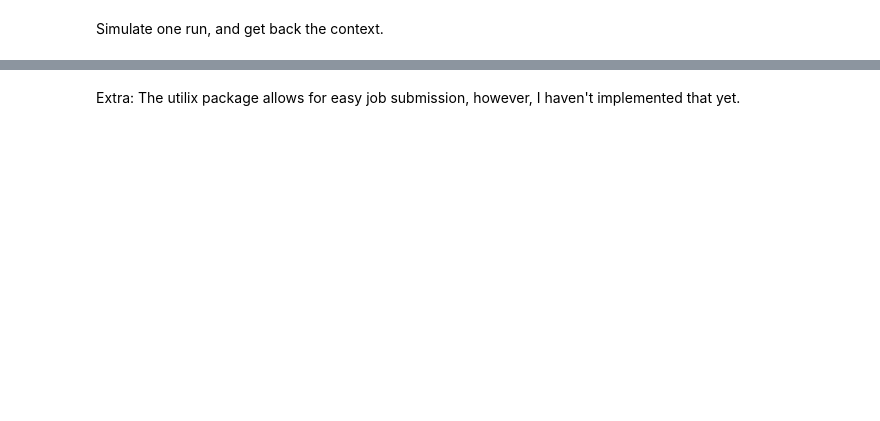
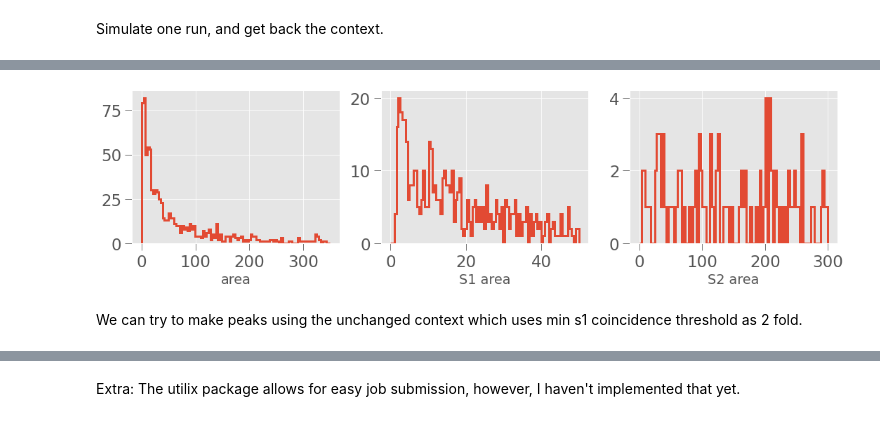
Before and after one commit to XENONnT/multimessenger, a Jupyter notebook: notebooks/SNAX-package_tutorial.ipynb, the cells around one changed output, grey strips where cells are left out. Cells and saved outputs as stored; diff of their text form; code cells hidden in the pictures; blank space fills up the shorter version.

```diff
--- a/notebooks/SNAX-package_tutorial.ipynb
+++ b/notebooks/SNAX-package_tutorial.ipynb
@@ -133,0 +188,10 @@ plt.xscale("log"); plt.yscale("log")
+# %%
+fig, (ax0, ax1, ax2) = plt.subplots(ncols=3, figsize=(18,4))
+ax0.hist(peak_basics['area'], bins=np.linspace(0, 350, 100), histtype='step', lw=3)
+ax1.hist(peak_s1['area'], bins=np.linspace(0, 50, 100), histtype='step', lw=3)
+ax2.hist(peak_s2['area'], bins=np.linspace(0,300,100), histtype='step', lw=3);
+ax0.set_xlabel("area"); ax1.set_xlabel("S1 area"); ax2.set_xlabel("S2 area");
+# %% [output]
+[figure, added]
+# %% [markdown]
+We can try to make peaks using the unchanged context which uses min s1 coincidence threshold as 2 fold.
```
Also changed, not shown: parts of 21 cells of this notebook.
